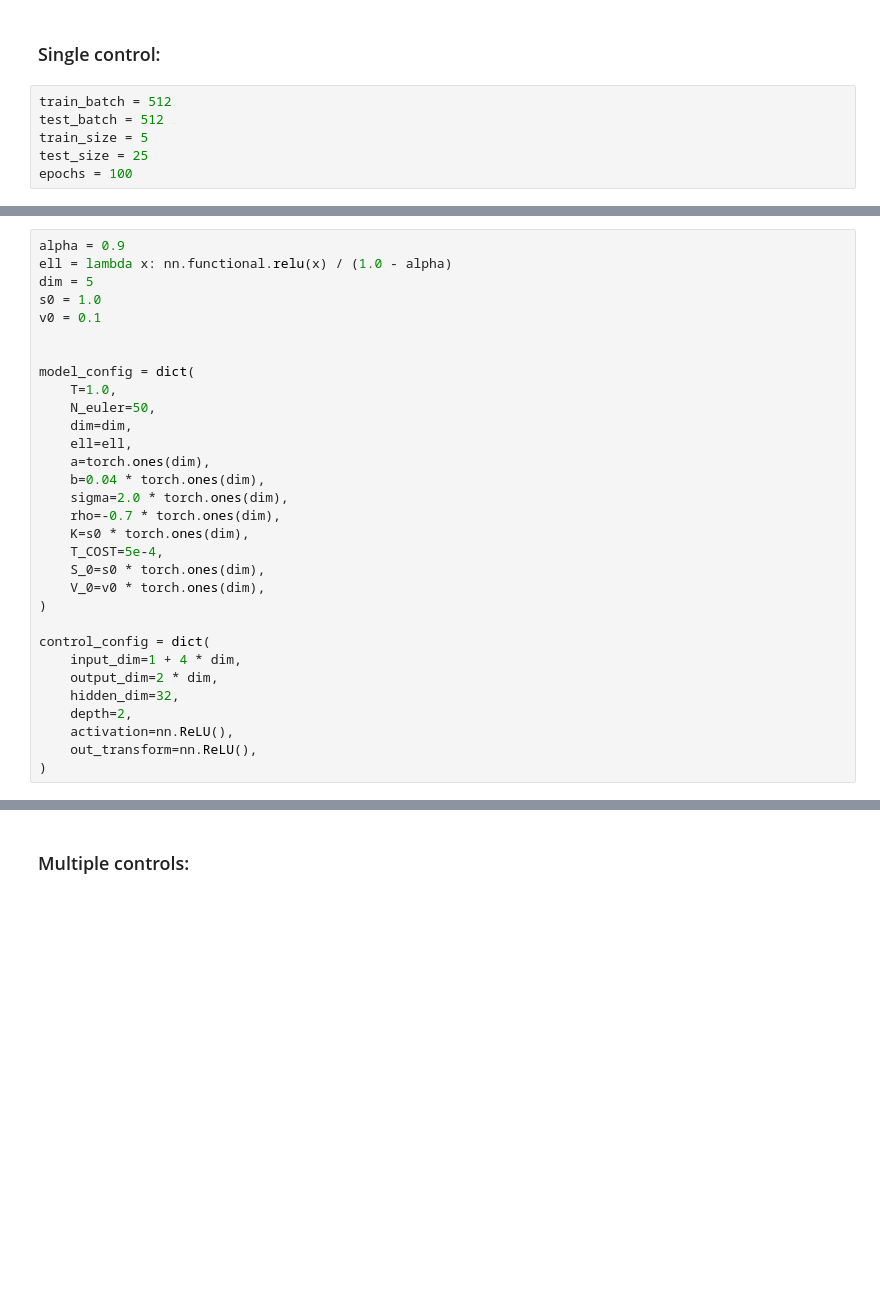
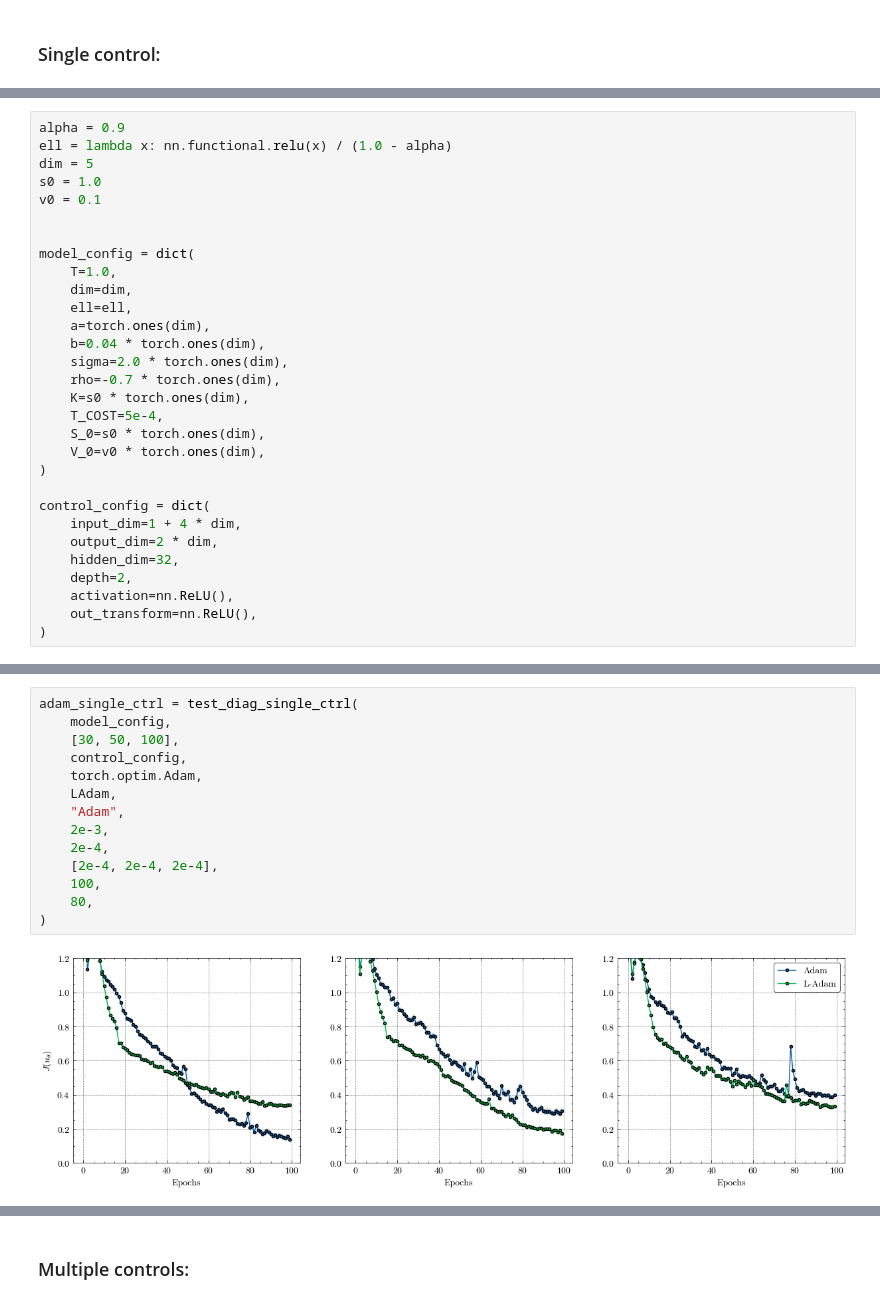
Before and after one commit to SaadSouilmi/Langevin-algorithms-for-deep-stochastic-control, a Jupyter notebook: DeepHedging.ipynb, the cells around one changed output, grey strips where cells are left out. Saved outputs shown, nothing was run; the diff lists cells and outputs as text; blank space fills up the shorter version.

```diff
--- a/DeepHedging.ipynb
+++ b/DeepHedging.ipynb
@@ -26,8 +31,2 @@ torch.backends.cudnn.benchmark = False
 # %% [markdown]
 ### Single control:
-# %%
-train_batch = 512
-test_batch = 512
-train_size = 5
-test_size = 25
-epochs = 100
@@ -41,7 +145,6 @@ v0 = 0.1
 
 model_config = dict(
     T=1.0,
-    N_euler=50,
     dim=dim,
     ell=ell,
     a=torch.ones(dim),
@@ -259,0 +168,16 @@ plot_langevin_loss(
+# %%
+adam_single_ctrl = test_diag_single_ctrl(
+    model_config,
+    [30, 50, 100],
+    control_config,
+    torch.optim.Adam,
+    LAdam,
+    "Adam",
+    2e-3,
+    2e-4,
+    [2e-4, 2e-4, 2e-4],
+    100,
+    80,
+)
+# %% [output]
+[figure, added]
```
Also changed, not shown: parts of 22 cells of this notebook, 6 other files.
